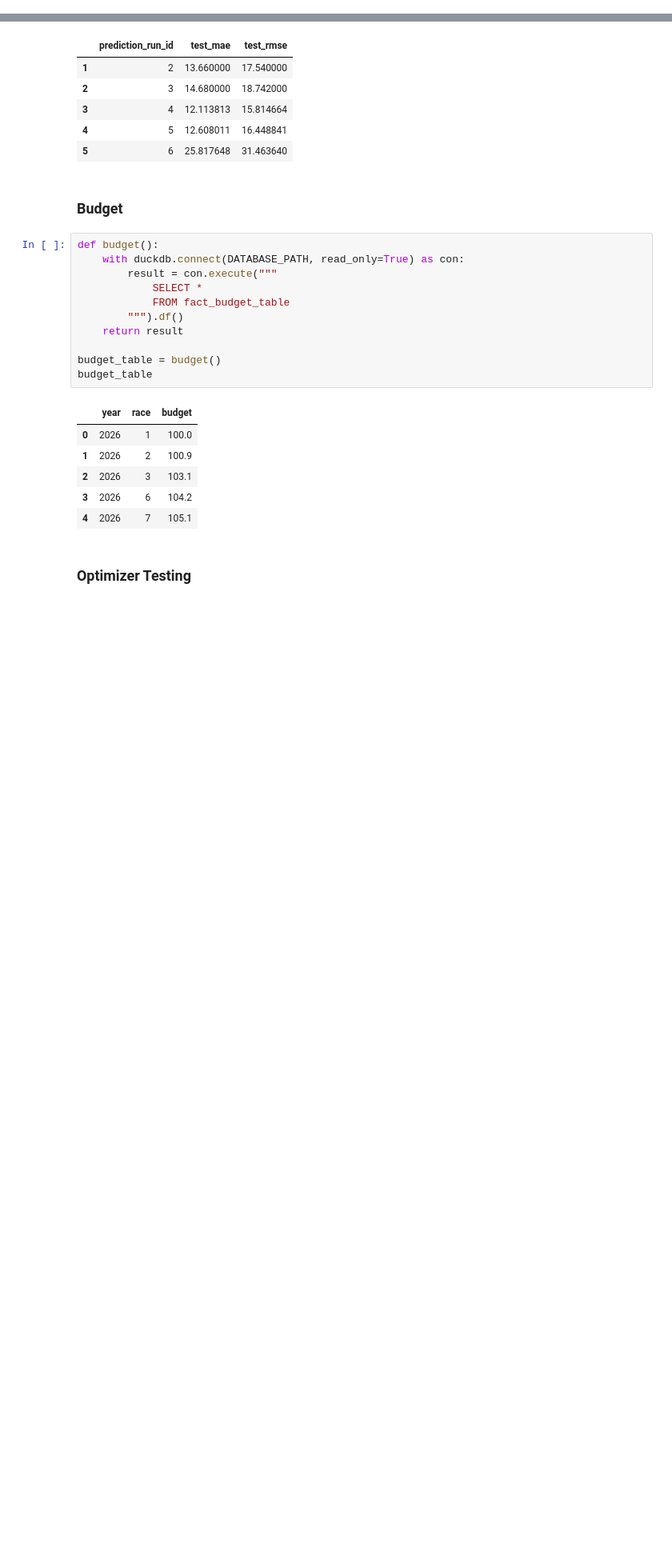
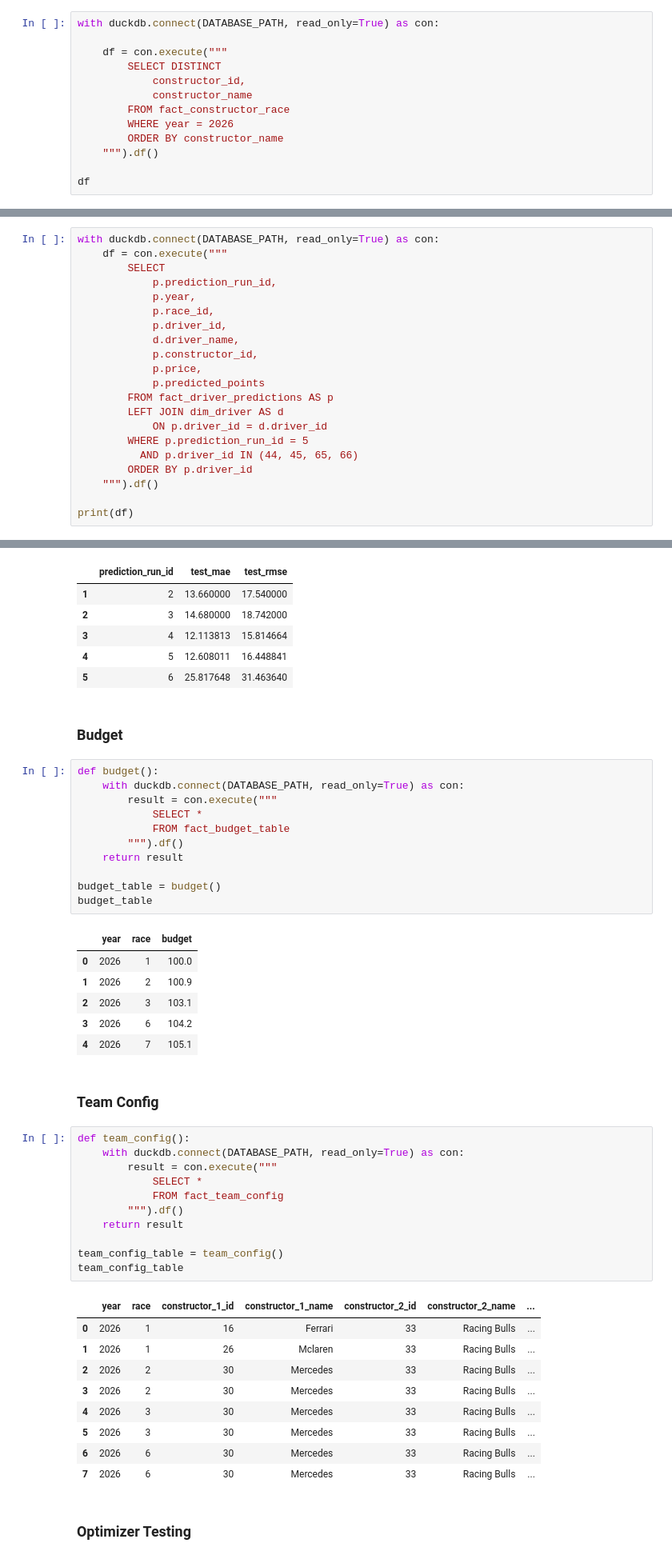
Before and after one commit to jguptil1/F1Fantasy, a Jupyter notebook: src/ingestion/database_testing.ipynb, the cells around one changed output, grey strips where cells are left out. Shown at 80% size. Saved outputs shown, nothing was run; the diff lists cells and outputs as text; blank space fills up the shorter version.

```diff
--- a/src/ingestion/database_testing.ipynb
+++ b/src/ingestion/database_testing.ipynb
@@ -308,3 +372,16 @@ dim_constructors
 | 38 | 39 | 2024 | Williams |
 | 39 | 40 | 2025 | Williams |
 | 40 | 41 | 2026 | Williams |
+# %%
+with duckdb.connect(DATABASE_PATH, read_only=True) as con:
+
+    df = con.execute("""
+        SELECT DISTINCT
+            constructor_id,
+            constructor_name
+        FROM fact_constructor_race
+        WHERE year = 2026
+        ORDER BY constructor_name
+    """).df()
+
+df
@@ -2210,3 +2415,24 @@ fdp
 | 108 | 5 | 2026-05-09 11:38:07.501239 | v1 | 1 | 1 | ... |
 | 109 | 5 | 2026-05-09 11:38:07.501239 | v1 | 1 | 1 | ... |
 110 rows × 14 columns
+# %%
+with duckdb.connect(DATABASE_PATH, read_only=True) as con:
+    df = con.execute("""
+        SELECT
+            p.prediction_run_id,
+            p.year,
+            p.race_id,
+            p.driver_id,
+            d.driver_name,
+            p.constructor_id,
+            p.price,
+            p.predicted_points
+        FROM fact_driver_predictions AS p
+        LEFT JOIN dim_driver AS d
+            ON p.driver_id = d.driver_id
+        WHERE p.prediction_run_id = 5
+          AND p.driver_id IN (44, 45, 65, 66)
+        ORDER BY p.driver_id
+    """).df()
+
+print(df)
@@ -2363,5 +2597,28 @@ budget_table
 | 2 | 2026 | 3 | 103.1 |
 | 3 | 2026 | 6 | 104.2 |
 | 4 | 2026 | 7 | 105.1 |
+# %% [markdown]
+### Team Config
+# %%
+def team_config():
+    with duckdb.connect(DATABASE_PATH, read_only=True) as con:
+        result = con.execute("""
+            SELECT *
+            FROM fact_team_config
+        """).df()
+    return result
+
+team_config_table = team_config()
+team_config_table
+# %% [output]
+|  | year | race | constructor_1_id | constructor_1_name | constructor_2_id | constructor_2_name | ... |
+| 0 | 2026 | 1 | 16 | Ferrari | 33 | Racing Bulls | ... |
+| 1 | 2026 | 1 | 26 | Mclaren | 33 | Racing Bulls | ... |
+| 2 | 2026 | 2 | 30 | Mercedes | 33 | Racing Bulls | ... |
+| 3 | 2026 | 2 | 30 | Mercedes | 33 | Racing Bulls | ... |
+| 4 | 2026 | 3 | 30 | Mercedes | 33 | Racing Bulls | ... |
+| 5 | 2026 | 3 | 30 | Mercedes | 33 | Racing Bulls | ... |
+| 6 | 2026 | 6 | 30 | Mercedes | 33 | Racing Bulls | ... |
+| 7 | 2026 | 6 | 30 | Mercedes | 33 | Racing Bulls | ... |
 # %% [markdown]
 ### Optimizer Testing
```
Also changed, not shown: parts of 14 cells of this notebook, 7 other files.
